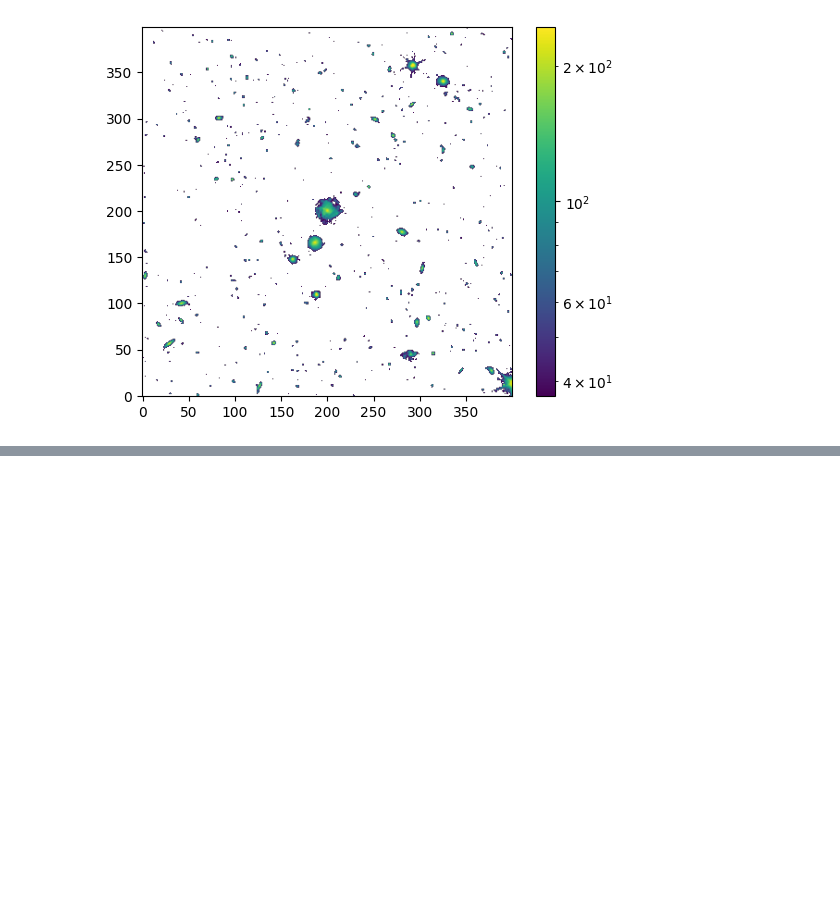
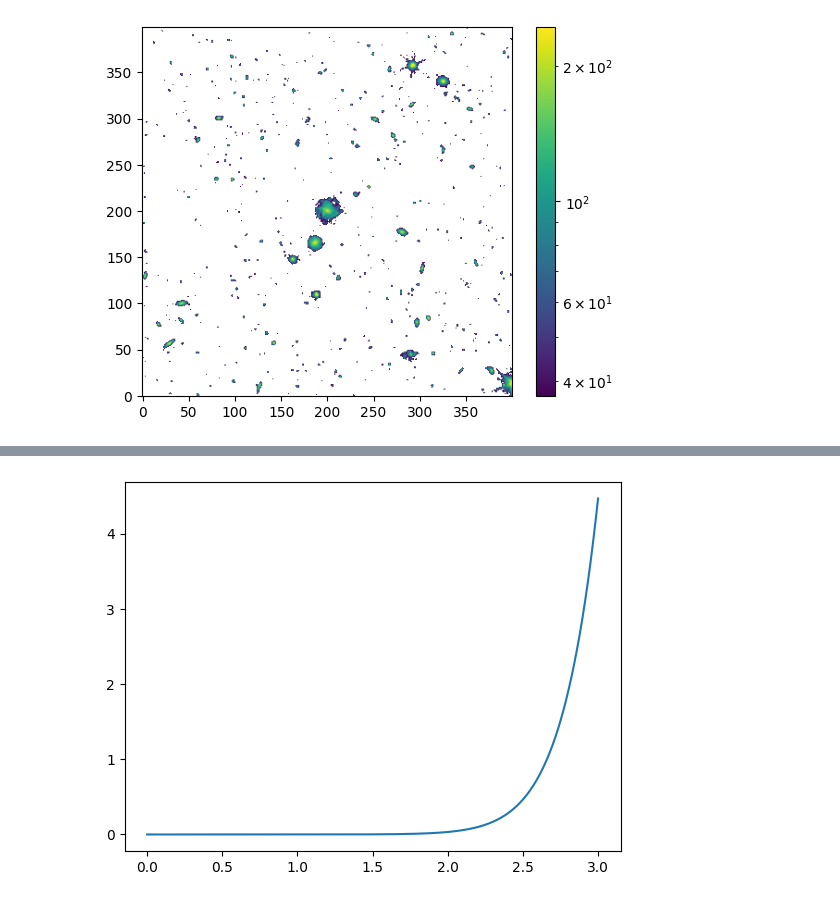
Before and after one commit to OliverRedhead/Gravitational-Lensing, a Jupyter notebook: lens_generator_oli/data/image_processing.ipynb, the cells around one changed output, grey strips where cells are left out. Drawn from its saved outputs; the diff is of its cells as text; code cells hidden in the pictures; blank space fills up the shorter version.

```diff
--- a/lens_generator_oli/data/image_processing.ipynb
+++ b/lens_generator_oli/data/image_processing.ipynb
@@ -58,0 +101,28 @@ np.save("data/euclid_deep_VIS2.npy", g2_no_noise)
+# %%
+import numpy as np
+from scipy.integrate import cumulative_trapezoid, trapezoid
+
+# define theta grid
+theta = np.linspace(0, 3, 1000)
+
+# your derivative of log n(theta)
+def g(theta):
+    interp = CubicSpline(x=distribution[:,0],y=distribution[:,1])
+    return interp(theta)
+
+g_vals = g(theta)
+
+# integrate g(theta) to get log n(theta)
+logn = cumulative_trapezoid(g_vals, theta, initial=0.0)
+
+# exponentiate
+n = np.exp(logn)
+
+# normalize to get pdf
+Z = trapezoid(n, theta)
+pdf = n / Z
+
+plt.plot(theta, pdf)
+plt.show()
+# %% [output]
+[figure, added]
```
Also changed, not shown: parts of 9 cells of this notebook, 25 other files.
